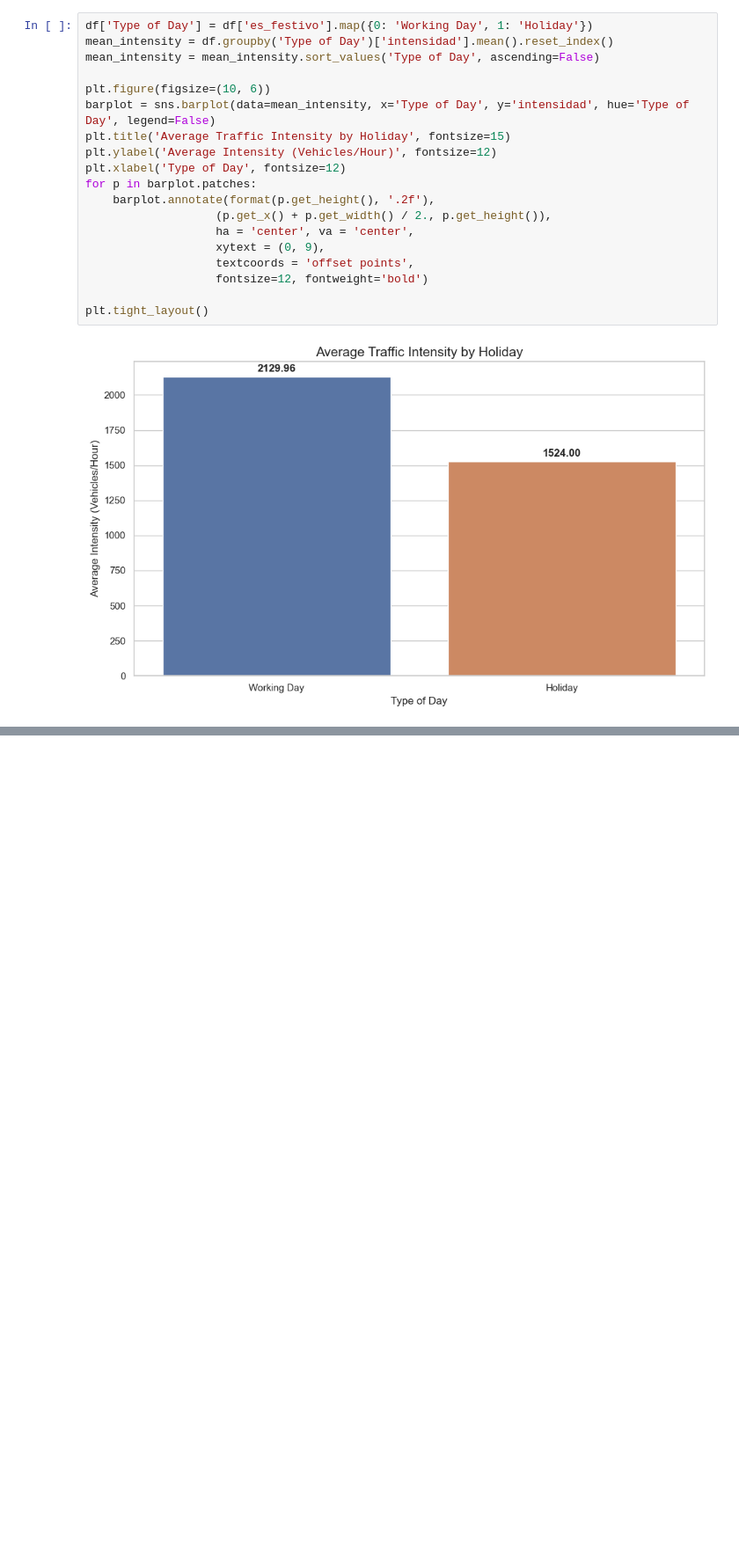
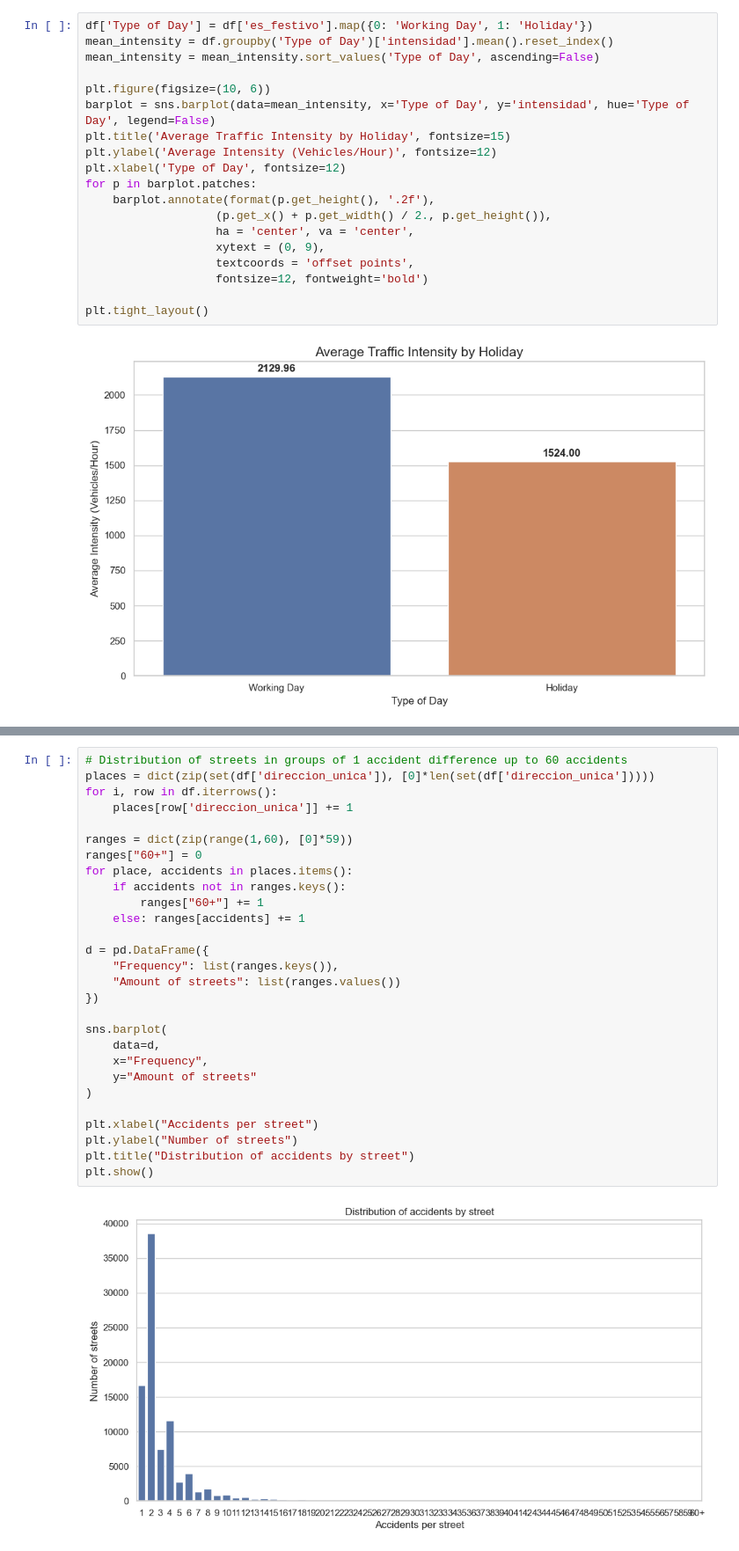
Before and after one commit to NadalBQ/Proyecto_iii, a Jupyter notebook: analysis/EDA/EDA_Accidentes_Madrid.ipynb, the cells around one changed output, grey strips where cells are left out. Shown at 88% size. Drawn from its saved outputs; the diff is of its cells as text; blank space fills up the shorter version.

```diff
--- a/analysis/EDA/EDA_Accidentes_Madrid.ipynb
+++ b/analysis/EDA/EDA_Accidentes_Madrid.ipynb
@@ -227,0 +280,30 @@ plt.tight_layout()
+# %%
+# Distribution of streets in groups of 1 accident difference up to 60 accidents
+places = dict(zip(set(df['direccion_unica']), [0]*len(set(df['direccion_unica']))))
+for i, row in df.iterrows():
+    places[row['direccion_unica']] += 1
+
+ranges = dict(zip(range(1,60), [0]*59))
+ranges["60+"] = 0
+for place, accidents in places.items():
+    if accidents not in ranges.keys():
+        ranges["60+"] += 1
+    else: ranges[accidents] += 1
+
+d = pd.DataFrame({
+    "Frequency": list(ranges.keys()),
+    "Amount of streets": list(ranges.values())
+})
+
+sns.barplot(
+    data=d,
+    x="Frequency",
+    y="Amount of streets"
+)
+
+plt.xlabel("Accidents per street")
+plt.ylabel("Number of streets")
+plt.title("Distribution of accidents by street")
+plt.show()
+# %% [output]
+[figure, added]
```
Also changed, not shown: parts of 3 cells of this notebook.
